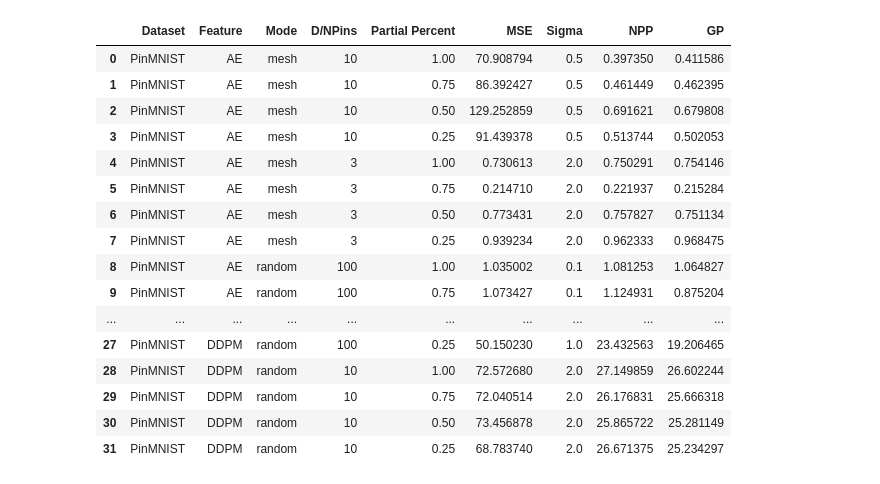
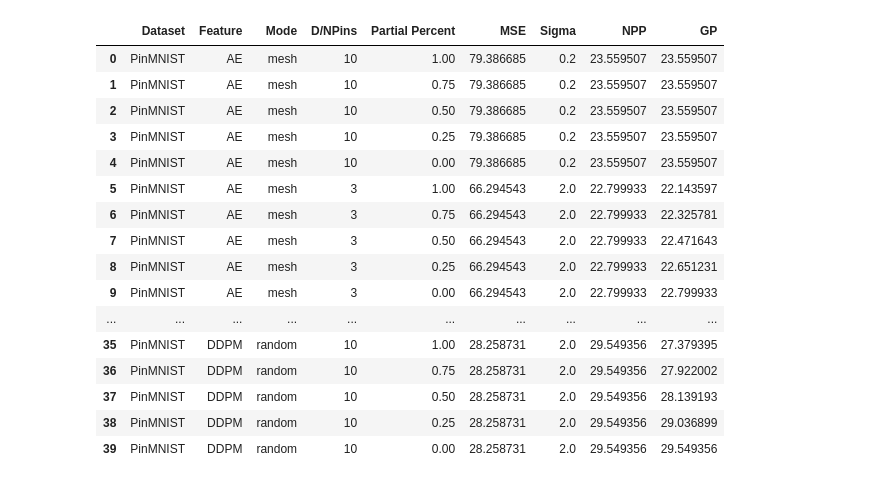
Before and after one commit to neu-spiral/Neural-Point-Processes, a Jupyter notebook: Results.ipynb, the cells around one changed output. Drawn from its saved outputs; the diff is of its cells as text; code cells hidden in the pictures.

Commit message:
Data utils update + npp losses tracking

```diff
--- a/Results.ipynb
+++ b/Results.ipynb
@@ -11,7 +14,7 @@ def extract_info_from_config(config_path):
         dataset = config_data.get('dataset', '')
         feature = config_data.get('feature', '')
         mode = config_data.get('mode', '')
-        param = config_data.get('d', '') if mode == 'mesh' else config_data.get('n_pins', '')
+        param = config_data.get('n_pins', '')
     return dataset, feature, mode, param
 
 # Function to parse the test_PinMNIST files
@@ -44,7 +47,7 @@ def append(df, pp, mse, sigma, npp, gp, dataset, feature, mode, param):
         'Dataset': [dataset],
         'Feature': [feature],
         'Mode': [mode],
-        'D/NPins': [param],
+        'NPins': [param],
         'Partial Percent': [pp],
         'MSE': [mse],
         'Sigma': [sigma],
@@ -55,7 +58,7 @@ def append(df, pp, mse, sigma, npp, gp, dataset, feature, mode, param):
 df = pd.DataFrame(columns=['Dataset', 'Feature', 'Mode', 'D/NPins', 'Partial Percent', 'MSE', 'Sigma', 'NPP', 'GP'])
 
 # Directory containing the folders
-base_folder = './history'
+base_folder = './history/experiment'
 
 # Loop through each directory in the base folder
 for dir_name in os.listdir(base_folder):
@@ -71,11 +74,12 @@ for dir_name in os.listdir(base_folder):
 
         # Loop through files starting with 'test_PinMNIST'
         for file_name in os.listdir(dir_path):
-            if file_name.startswith('test_PinMNIST'):
+            if file_name.startswith('test_PinMNIST') or file_name.startswith('test_Synthetic'):
                 pp = float(file_name.split('_')[-1][:-4])
                 file_path = os.path.join(dir_path, file_name)
                 mse, npp, gp = parse_test(file_path)
                 df = append(df, pp, mse, sigma, npp, gp, dataset, feature, mode, param)
 
-df.sort_values(by=['D/NPins', 'Partial Percent'], inplace=True, ascending=False, ignore_index=True)
-df.sort_values(by=['Feature', 'Mode'], inplace=True, ignore_index=True)
+df.sort_values(by=['NPins', 'Partial Percent'], inplace=True, ascending=False, ignore_index=True)
+df.sort_values(by=['Dataset', 'Feature', 'Mode'], inplace=True, ignore_index=True)
+df.head()
@@ -82,20 +113,20 @@ df.sort_values(by=['Feature', 'Mode'], inplace=True, ignore_index=True)
 # %%
-df
+df[df['Dataset'] == 'PinMNIST']
 # %% [output]
 |  | Dataset | Feature | Mode | D/NPins | Partial Percent | MSE | Sigma | NPP | GP |
-| 0 | PinMNIST | AE | mesh | 10 | 1.00 | 70.908794 | 0.5 | 0.397350 | 0.411586 |
-| 1 | PinMNIST | AE | mesh | 10 | 0.75 | 86.392427 | 0.5 | 0.461449 | 0.462395 |
-| 2 | PinMNIST | AE | mesh | 10 | 0.50 | 129.252859 | 0.5 | 0.691621 | 0.679808 |
-| 3 | PinMNIST | AE | mesh | 10 | 0.25 | 91.439378 | 0.5 | 0.513744 | 0.502053 |
-| 4 | PinMNIST | AE | mesh | 3 | 1.00 | 0.730613 | 2.0 | 0.750291 | 0.754146 |
-| 5 | PinMNIST | AE | mesh | 3 | 0.75 | 0.214710 | 2.0 | 0.221937 | 0.215284 |
-| 6 | PinMNIST | AE | mesh | 3 | 0.50 | 0.773431 | 2.0 | 0.757827 | 0.751134 |
-| 7 | PinMNIST | AE | mesh | 3 | 0.25 | 0.939234 | 2.0 | 0.962333 | 0.968475 |
-| 8 | PinMNIST | AE | random | 100 | 1.00 | 1.035002 | 0.1 | 1.081253 | 1.064827 |
-| 9 | PinMNIST | AE | random | 100 | 0.75 | 1.073427 | 0.1 | 1.124931 | 0.875204 |
+| 0 | PinMNIST | AE | mesh | 10 | 1.00 | 79.386685 | 0.2 | 23.559507 | 23.559507 |
+| 1 | PinMNIST | AE | mesh | 10 | 0.75 | 79.386685 | 0.2 | 23.559507 | 23.559507 |
+| 2 | PinMNIST | AE | mesh | 10 | 0.50 | 79.386685 | 0.2 | 23.559507 | 23.559507 |
+| 3 | PinMNIST | AE | mesh | 10 | 0.25 | 79.386685 | 0.2 | 23.559507 | 23.559507 |
+| 4 | PinMNIST | AE | mesh | 10 | 0.00 | 79.386685 | 0.2 | 23.559507 | 23.559507 |
+| 5 | PinMNIST | AE | mesh | 3 | 1.00 | 66.294543 | 2.0 | 22.799933 | 22.143597 |
+| 6 | PinMNIST | AE | mesh | 3 | 0.75 | 66.294543 | 2.0 | 22.799933 | 22.325781 |
+| 7 | PinMNIST | AE | mesh | 3 | 0.50 | 66.294543 | 2.0 | 22.799933 | 22.471643 |
+| 8 | PinMNIST | AE | mesh | 3 | 0.25 | 66.294543 | 2.0 | 22.799933 | 22.651231 |
+| 9 | PinMNIST | AE | mesh | 3 | 0.00 | 66.294543 | 2.0 | 22.799933 | 22.799933 |
 | ... | ... | ... | ... | ... | ... | ... | ... | ... | ... |
-| 27 | PinMNIST | DDPM | random | 100 | 0.25 | 50.150230 | 1.0 | 23.432563 | 19.206465 |
-| 28 | PinMNIST | DDPM | random | 10 | 1.00 | 72.572680 | 2.0 | 27.149859 | 26.602244 |
-| 29 | PinMNIST | DDPM | random | 10 | 0.75 | 72.040514 | 2.0 | 26.176831 | 25.666318 |
-| 30 | PinMNIST | DDPM | random | 10 | 0.50 | 73.456878 | 2.0 | 25.865722 | 25.281149 |
-| 31 | PinMNIST | DDPM | random | 10 | 0.25 | 68.783740 | 2.0 | 26.671375 | 25.234297 |
+| 35 | PinMNIST | DDPM | random | 10 | 1.00 | 28.258731 | 2.0 | 29.549356 | 27.379395 |
+| 36 | PinMNIST | DDPM | random | 10 | 0.75 | 28.258731 | 2.0 | 29.549356 | 27.922002 |
+| 37 | PinMNIST | DDPM | random | 10 | 0.50 | 28.258731 | 2.0 | 29.549356 | 28.139193 |
+| 38 | PinMNIST | DDPM | random | 10 | 0.25 | 28.258731 | 2.0 | 29.549356 | 29.036899 |
+| 39 | PinMNIST | DDPM | random | 10 | 0.00 | 28.258731 | 2.0 | 29.549356 | 29.549356 |
```
Also changed, not shown: parts of 9 cells of this notebook, 2 other files.
